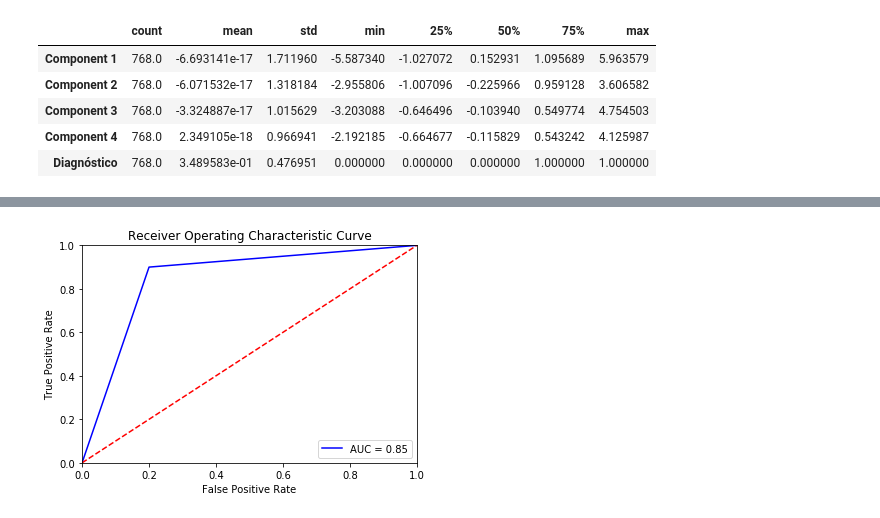
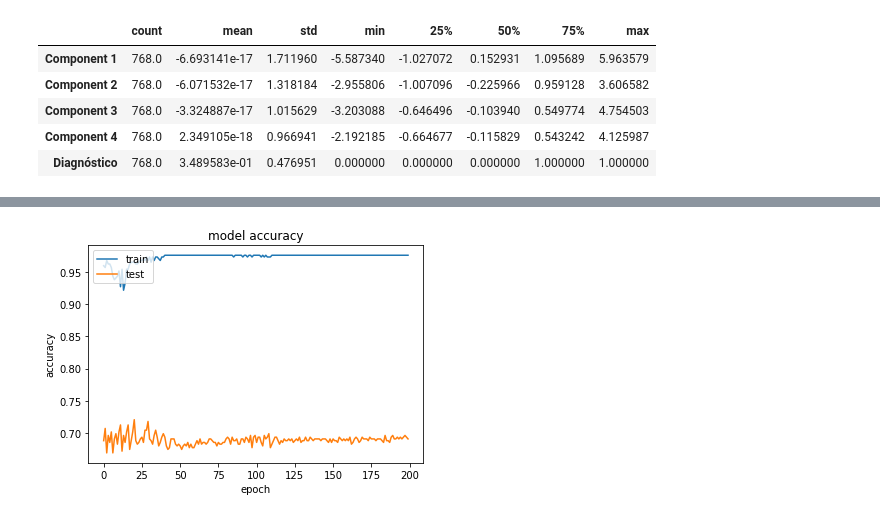
Before and after one commit to carvalheirafc/deep_learning_stuff, a Jupyter notebook: neural_networks/diabetes/task3/diabetes_Seq_2.ipynb, the cells around one changed output, grey strips where cells are left out. Saved outputs shown, nothing was run; the diff lists cells and outputs as text; code cells hidden in the pictures.

```diff
--- a/neural_networks/diabetes/task3/diabetes_Seq_2.ipynb
+++ b/neural_networks/diabetes/task3/diabetes_Seq_2.ipynb
@@ -99,9 +113,9 @@ except tf.errors.InvalidArgumentError:
   raise
 
 def gpu(X, y, seed, optmizer):
-  history_, pred_class, class_  = train_predict(optmizer, seed, X, y)
+  history = train_predict(optmizer, seed, X, y)
 
-  return history_, pred_class, class_
+  return history
 # %%
 X = features.values
 y = target.values
@@ -109,7 +123,7 @@ seed = 666
 numpy.random.seed(seed)
 
 adam_custom = tf.keras.optimizers.Adam(lr=0.01, beta_1=0.9, beta_2=0.999, epsilon=1e-8,amsgrad=True)
-history, pred_class, class_o = gpu(X, y, seed, adam_custom)
+history = gpu(X, y, seed, adam_custom)
 # %% [output]
 WARNING:tensorflow:From /usr/local/lib/python3.6/dist-packages/tensorflow/python/ops/resource_variable_ops.py:435: colocate_with (from tensorflow.python.framework.ops) is deprecated and will be remove ...
 Instructions for updating:
@@ -280,13 +144,0 @@ roc_auc = metrics.auc(fpr, tpr)
-# %%
-plt.title('Receiver Operating Characteristic Curve')
-plt.plot(fpr, tpr, 'b', label = 'AUC = %0.2f' % roc_auc)
-plt.legend(loc = 'lower right')
-
-plt.plot([0, 1], [0, 1],'r--')
-plt.xlim([0, 1])
-plt.ylim([0, 1])
-plt.ylabel('True Positive Rate')
-plt.xlabel('False Positive Rate')
-plt.show()
-# %% [output]
-[figure, removed]
@@ -292,0 +147,10 @@ plt.show()
+# %%
+plt.plot(history.history['acc'])
+plt.plot(history.history['val_acc'])
+plt.title('model accuracy')
+plt.ylabel('accuracy')
+plt.xlabel('epoch')
+plt.legend(['train', 'test'], loc='upper left')
+plt.show()
+# %% [output]
+[figure, added]
```
Also changed, not shown: parts of 14 cells of this notebook.
